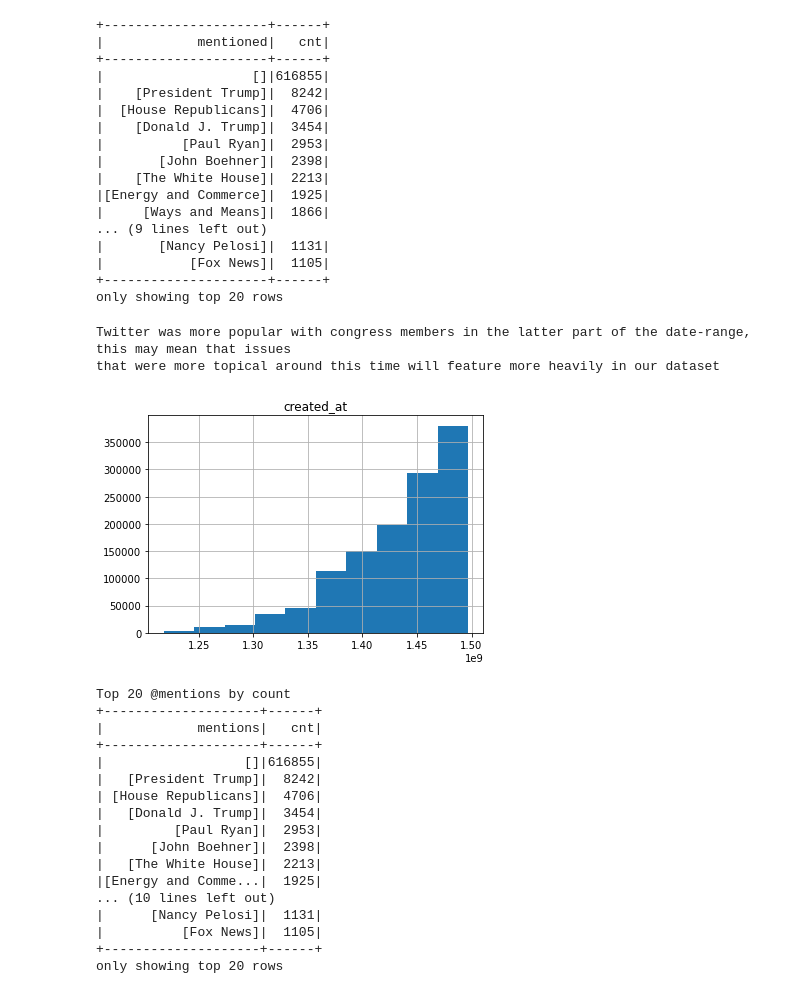
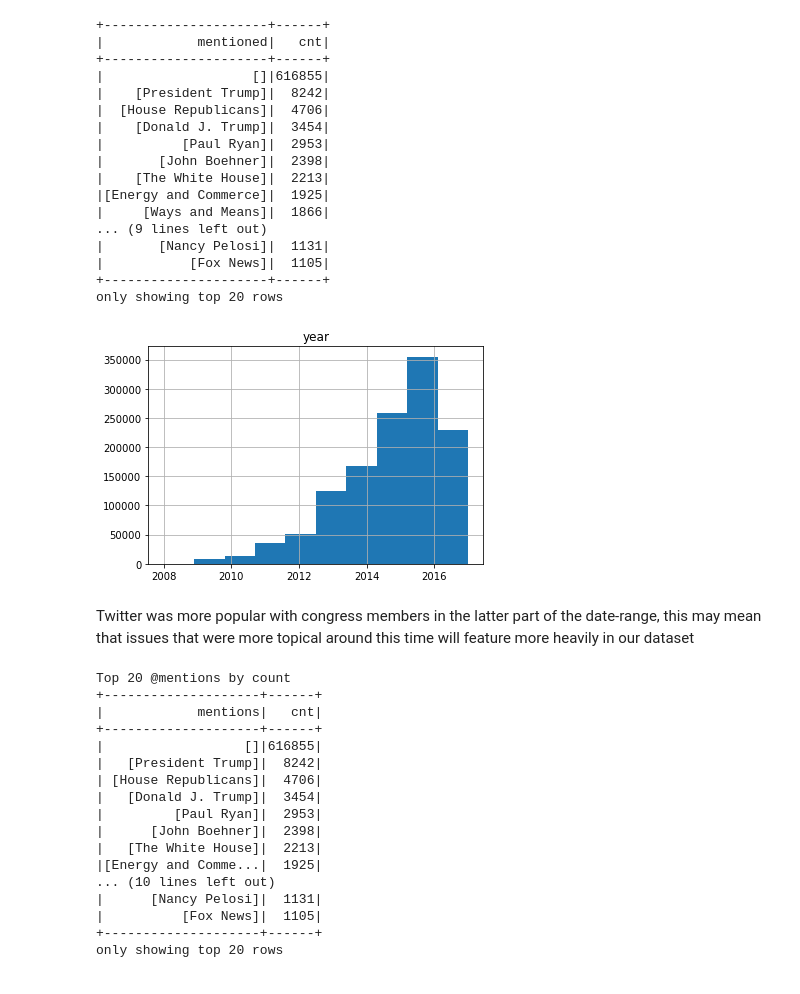
Before and after one commit to noahberhe/Lobbyists4America, a Jupyter notebook: Lobbyists4America.ipynb, the cells around one changed output. Drawn from its saved outputs; the diff is of its cells as text; code cells hidden in the pictures.

```diff
--- a/Lobbyists4America.ipynb
+++ b/Lobbyists4America.ipynb
@@ -279,14 +277,11 @@ spark.sql(query).show(truncate=50)
 |           [Fox News]|  1105|
 +---------------------+------+
 only showing top 20 rows
-# %%
-print('''
-Twitter was more popular with congress members in the latter part of the date-range, this may mean that issues
-that were more topical around this time will feature more heavily in our dataset
-      ''')
-spark.sql('SELECT created_at FROM tweets').toPandas().hist();
-# %% [output]
-Twitter was more popular with congress members in the latter part of the date-range, this may mean that issues
-that were more topical around this time will feature more heavily in our dataset
-[figure, removed]
+# %%
+spark.sql('SELECT YEAR(FROM_UNIXTIME(created_at)) AS year FROM tweets').toPandas().hist();
+# %% [output]
+[figure, added]
+# %% [markdown]
+Twitter was more popular with congress members in the latter part of the date-range, this may mean that issues
+that were more topical around this time will feature more heavily in our dataset
 # %%
```
Also changed, not shown: parts of 10 cells of this notebook.
